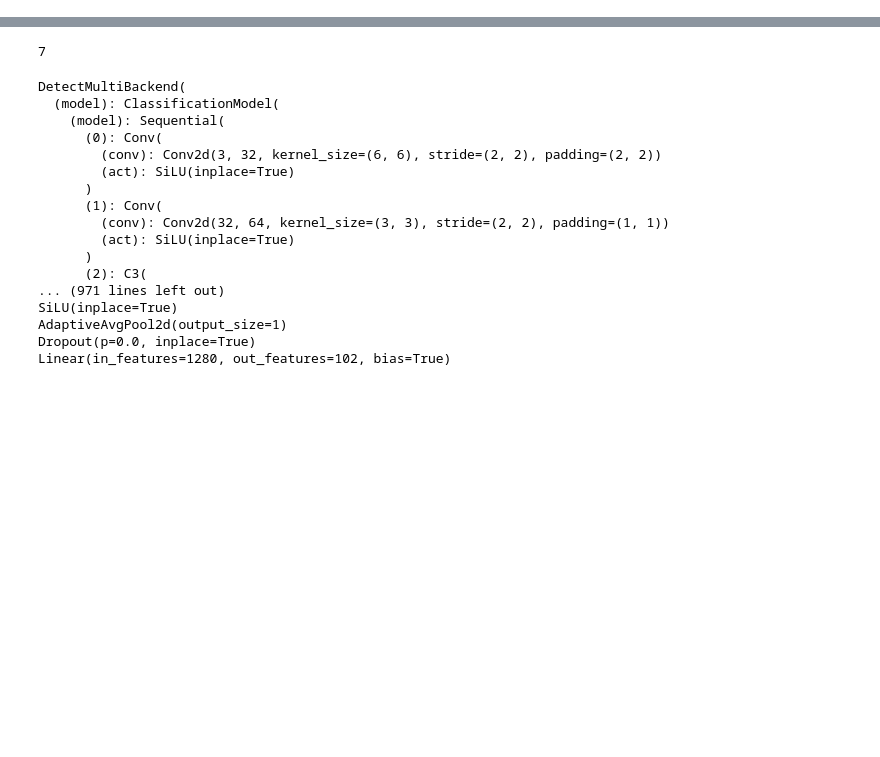
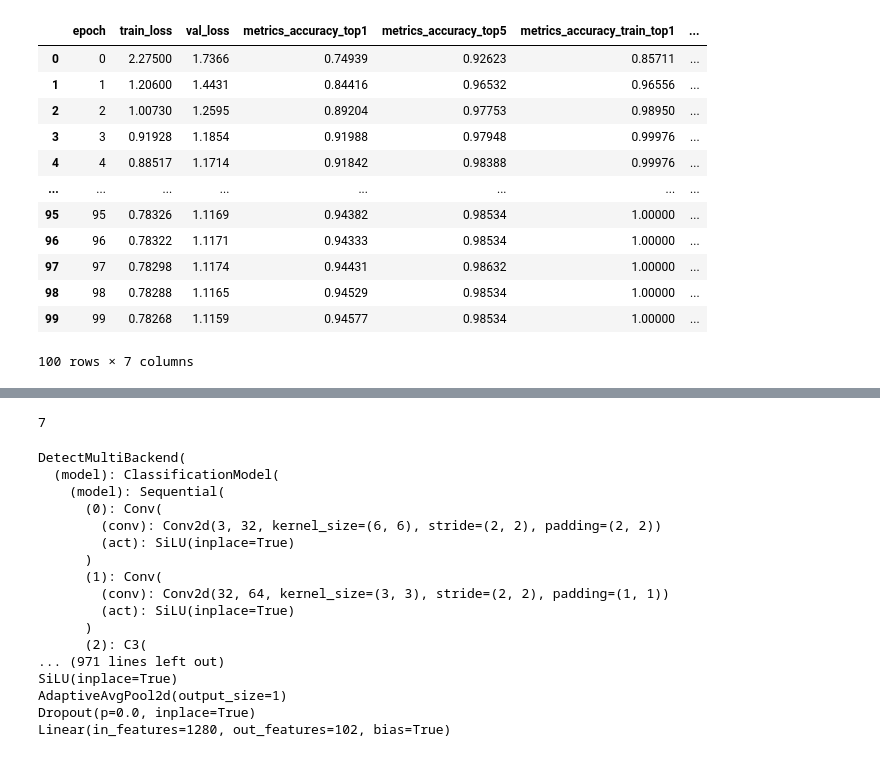
Before and after one commit to eladorpBG/ML_assignment4, a Jupyter notebook: yolov5/plots.ipynb, the cells around one changed output, grey strips where cells are left out. Drawn from its saved outputs; the diff is of its cells as text; code cells hidden in the pictures; blank space fills up the shorter version.

```diff
--- a/yolov5/plots.ipynb
+++ b/yolov5/plots.ipynb
@@ -45,5 +49,21 @@ results = pd.read_csv('ML_assignment4/yolov5/results.csv')
 results = results.rename(columns=lambda x: x.strip())
 results = results.rename(columns=lambda x: x.replace('/', '_'))
+# %%
+results
+# %% [output]
+|  | epoch | train_loss | val_loss | metrics_accuracy_top1 | metrics_accuracy_top5 | metrics_accuracy_train_top1 | ... |
+| 0 | 0 | 2.27500 | 1.7366 | 0.74939 | 0.92623 | 0.85711 | ... |
+| 1 | 1 | 1.20600 | 1.4431 | 0.84416 | 0.96532 | 0.96556 | ... |
+| 2 | 2 | 1.00730 | 1.2595 | 0.89204 | 0.97753 | 0.98950 | ... |
+| 3 | 3 | 0.91928 | 1.1854 | 0.91988 | 0.97948 | 0.99976 | ... |
+| 4 | 4 | 0.88517 | 1.1714 | 0.91842 | 0.98388 | 0.99976 | ... |
+| ... | ... | ... | ... | ... | ... | ... | ... |
+| 95 | 95 | 0.78326 | 1.1169 | 0.94382 | 0.98534 | 1.00000 | ... |
+| 96 | 96 | 0.78322 | 1.1171 | 0.94333 | 0.98534 | 1.00000 | ... |
+| 97 | 97 | 0.78298 | 1.1174 | 0.94431 | 0.98632 | 1.00000 | ... |
+| 98 | 98 | 0.78288 | 1.1165 | 0.94529 | 0.98534 | 1.00000 | ... |
+| 99 | 99 | 0.78268 | 1.1159 | 0.94577 | 0.98534 | 1.00000 | ... |
+100 rows × 7 columns
 # %%
 plt.figure(figsize=(10, 5))
 plt.plot(results['train_loss'])
```
Also changed, not shown: parts of 8 cells of this notebook.
